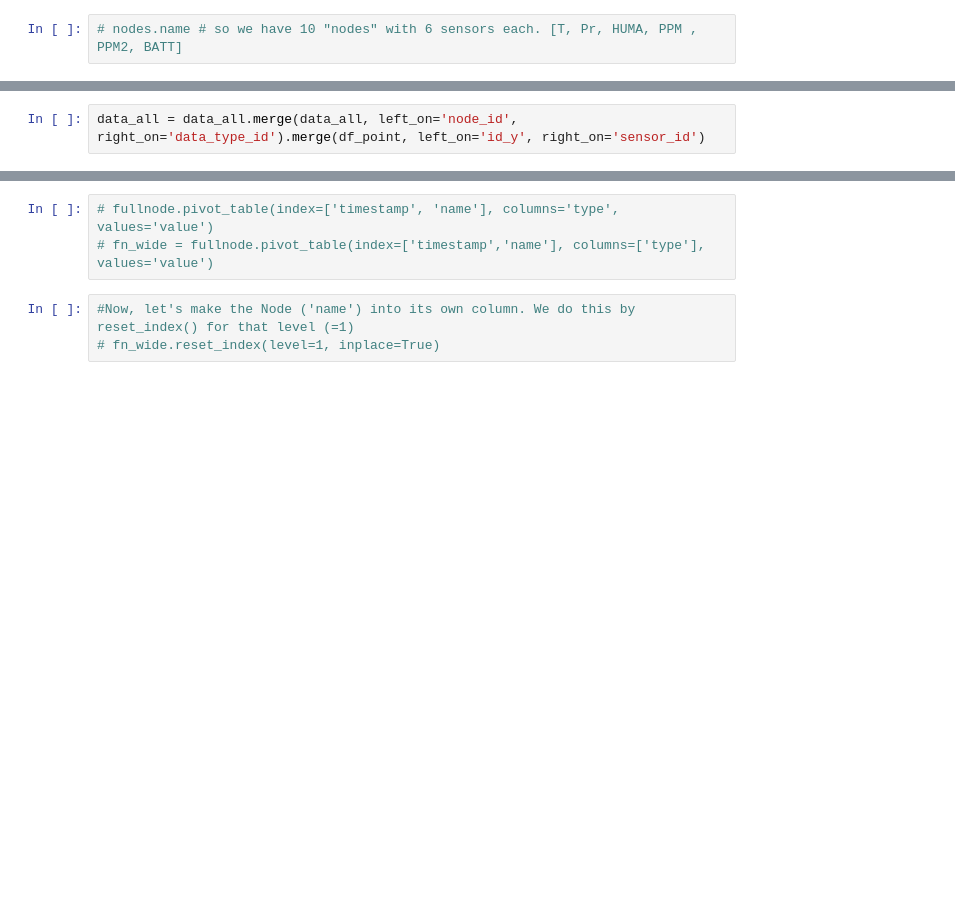
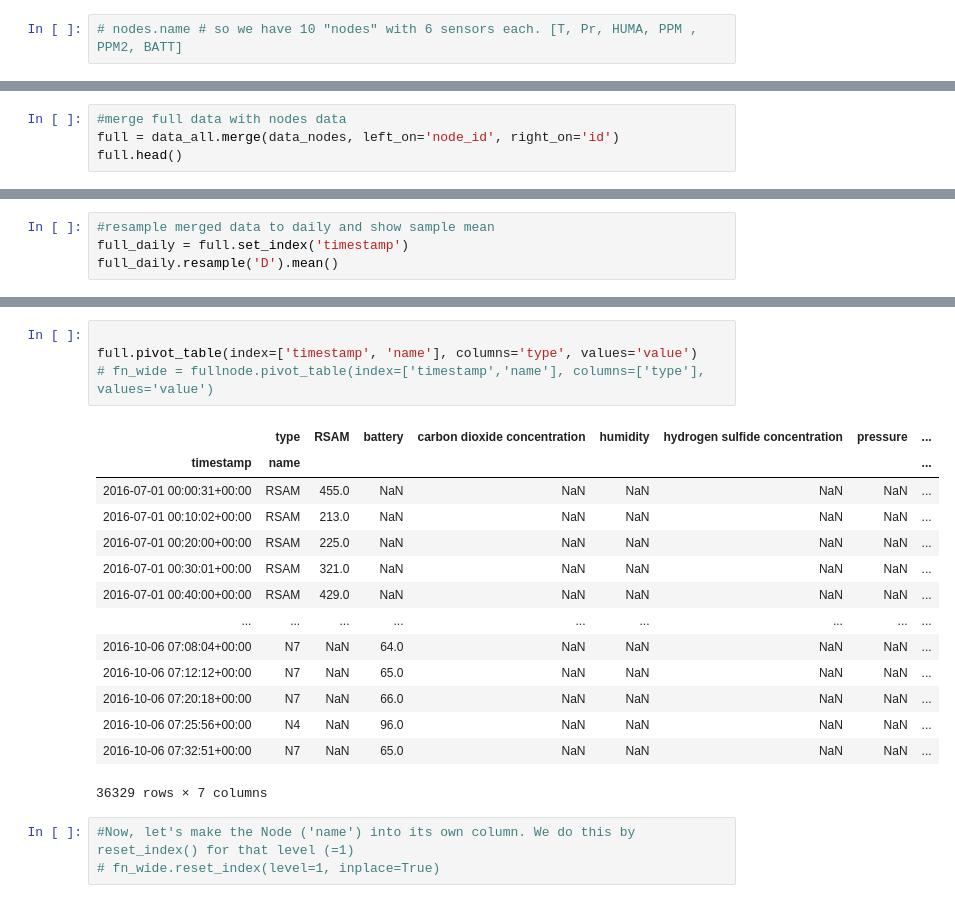
Before and after one commit to Opondoh/Digital_Thread_Summative, a Jupyter notebook: D4I_Summative_Vivian.ipynb, the cells around one changed output, grey strips where cells are left out. Saved outputs shown, nothing was run; the diff lists cells and outputs as text; blank space fills up the shorter version.

Commit message:
Pivot the table to show columns of the sensor types as columns vs name and timestamp

```diff
--- a/D4I_Summative_Vivian.ipynb
+++ b/D4I_Summative_Vivian.ipynb
@@ -465,5 +465,3 @@ Try to see if pd.pivot() can help with grouping Nodes together
 
 
 <img src = "images/example-3.png" width=450 height=400>
-# %%
-data_all = data_all.merge(data_all, left_on='node_id', right_on='data_type_id').merge(df_point, left_on='id_y', right_on='sensor_id')
@@ -471,0 +468,4 @@ data_all = data_all.merge(data_all, left_on='node_id', right_on='data_type_id').
+# %%
+#merge full data with nodes data
+full = data_all.merge(data_nodes, left_on='node_id', right_on='id')
+full.head()
@@ -471,0 +480,4 @@ data_all = data_all.merge(data_all, left_on='node_id', right_on='data_type_id').
+# %%
+#resample merged data to daily and show sample mean
+full_daily = full.set_index('timestamp')
+full_daily.resample('D').mean()
@@ -472,6 +499,22 @@ data_all = data_all.merge(data_all, left_on='node_id', right_on='data_type_id').
 # %%
-# fullnode.pivot_table(index=['timestamp', 'name'], columns='type', values='value')
+
+full.pivot_table(index=['timestamp', 'name'], columns='type', values='value')
 # fn_wide = fullnode.pivot_table(index=['timestamp','name'], columns=['type'], values='value')
+# %% [output]
+|  | type | RSAM | battery | carbon dioxide concentration | humidity | hydrogen sulfide concentration | pressure | ... |
+| timestamp | name |  |  |  |  |  |  | ... |
+| 2016-07-01 00:00:31+00:00 | RSAM | 455.0 | NaN | NaN | NaN | NaN | NaN | ... |
+| 2016-07-01 00:10:02+00:00 | RSAM | 213.0 | NaN | NaN | NaN | NaN | NaN | ... |
+| 2016-07-01 00:20:00+00:00 | RSAM | 225.0 | NaN | NaN | NaN | NaN | NaN | ... |
+| 2016-07-01 00:30:01+00:00 | RSAM | 321.0 | NaN | NaN | NaN | NaN | NaN | ... |
+| 2016-07-01 00:40:00+00:00 | RSAM | 429.0 | NaN | NaN | NaN | NaN | NaN | ... |
+| ... | ... | ... | ... | ... | ... | ... | ... | ... |
+| 2016-10-06 07:08:04+00:00 | N7 | NaN | 64.0 | NaN | NaN | NaN | NaN | ... |
+| 2016-10-06 07:12:12+00:00 | N7 | NaN | 65.0 | NaN | NaN | NaN | NaN | ... |
+| 2016-10-06 07:20:18+00:00 | N7 | NaN | 66.0 | NaN | NaN | NaN | NaN | ... |
+| 2016-10-06 07:25:56+00:00 | N4 | NaN | 96.0 | NaN | NaN | NaN | NaN | ... |
+| 2016-10-06 07:32:51+00:00 | N7 | NaN | 65.0 | NaN | NaN | NaN | NaN | ... |
+36329 rows × 7 columns
 # %%
 #Now, let's make the Node ('name') into its own column. We do this by reset_index() for that level (=1)
 # fn_wide.reset_index(level=1, inplace=True)
```
Also changed, not shown: parts of 3 cells of this notebook.
